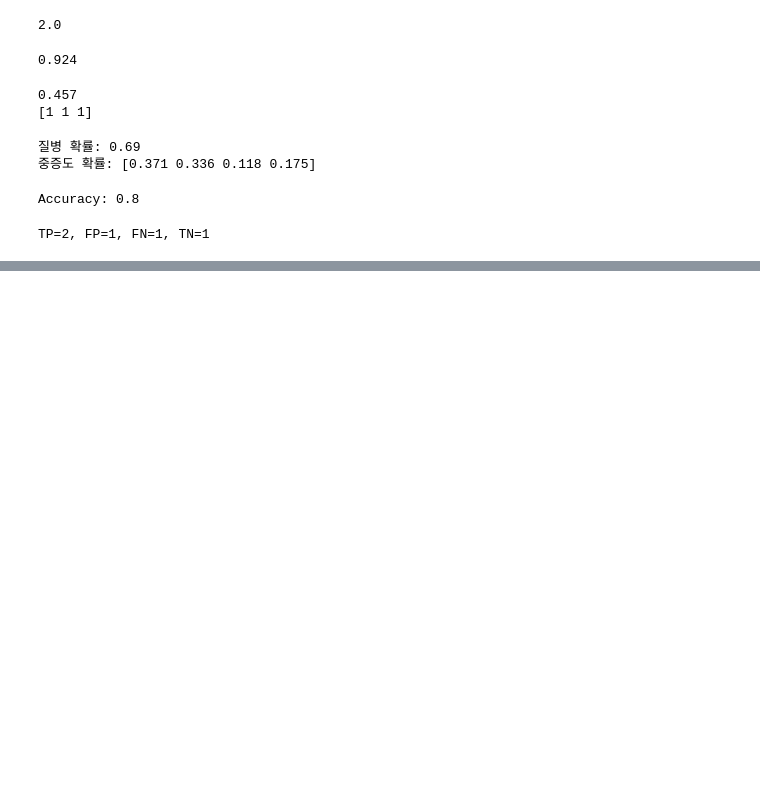
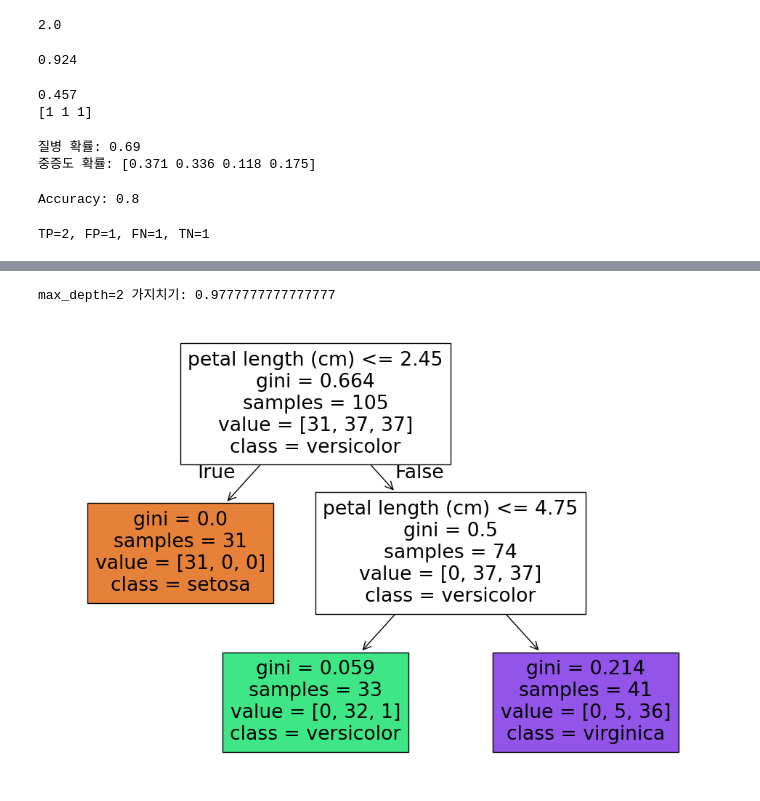
Before and after one commit to heeyoung-Python-practice/machine_learnning, a Jupyter notebook: exercise.ipynb, the cells around one changed output, grey strips where cells are left out. Cells and saved outputs as stored; diff of their text form; code cells hidden in the pictures; blank space fills up the shorter version.

```diff
--- a/exercise.ipynb
+++ b/exercise.ipynb
@@ -458,0 +617,13 @@ TP=2, FP=1, FN=1, TN=1
+# %%
+# 사전 가지치기: 트리 깊이 제한
+model_pruned = DecisionTreeClassifier(max_depth=2, random_state=42)
+model_pruned.fit(X_train, y_train)
+print("max_depth=2 가지치기:", model_pruned.score(X_test, y_test))
+
+# 트리 시각화
+plt.figure(figsize=(12, 8))
+plot_tree(model_pruned, filled=True, feature_names=iris.feature_names, class_names=iris.target_names)
+plt.show()
+# %% [output]
+max_depth=2 가지치기: 0.9777777777777777
+[figure, added]
```
Also changed, not shown: parts of 18 cells of this notebook, 7 other files.
